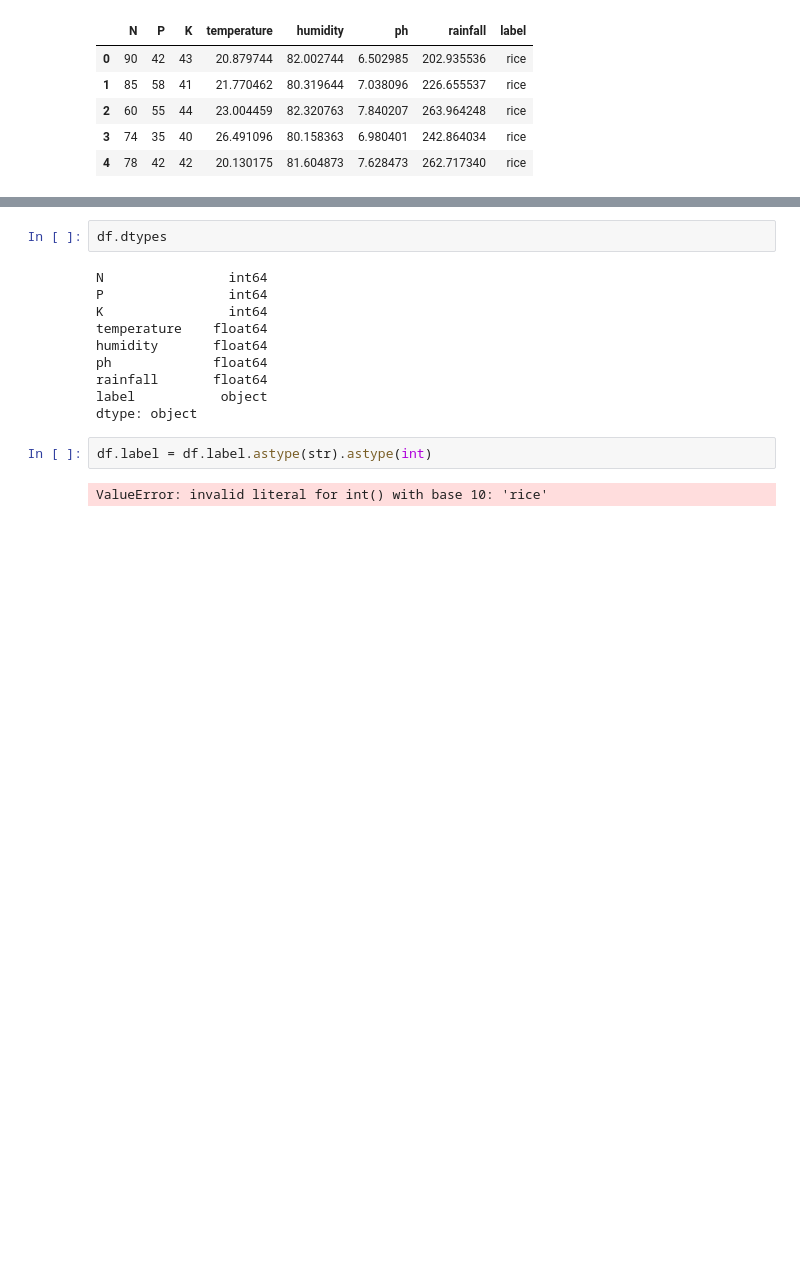
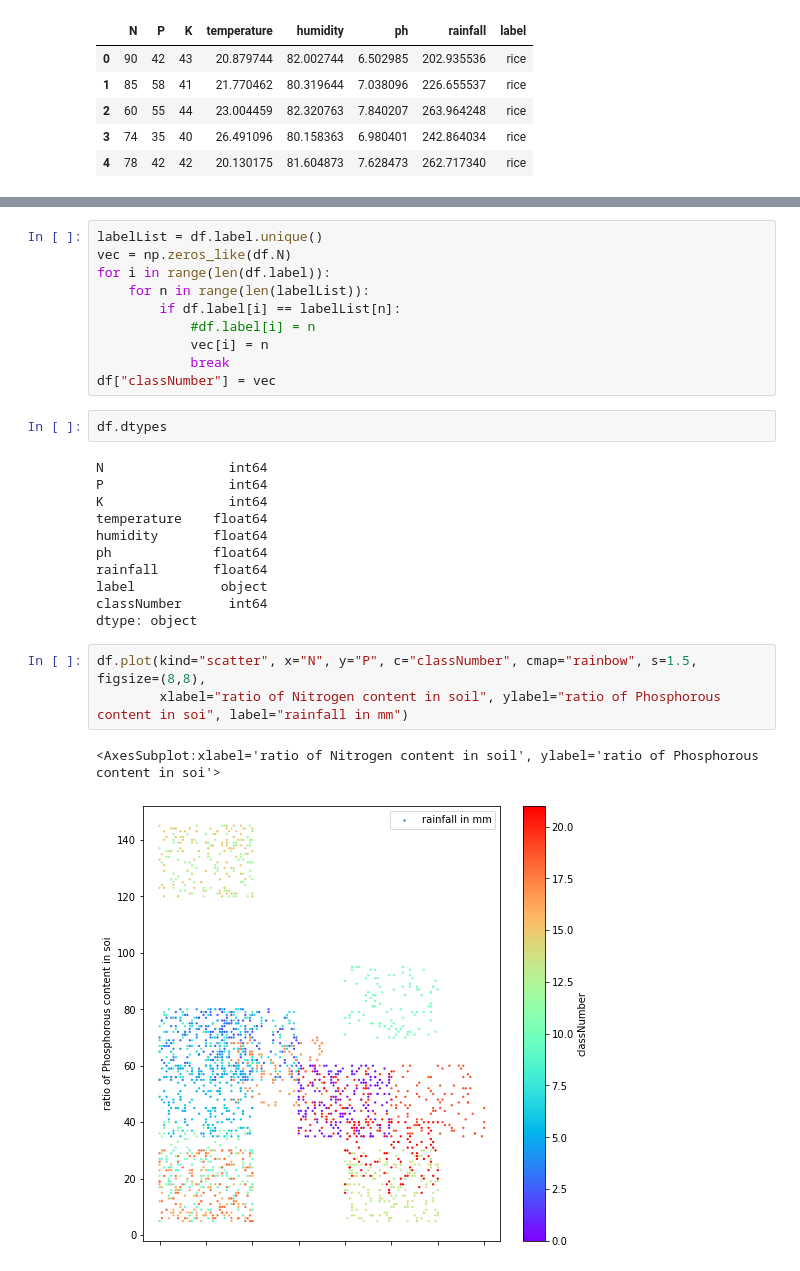
Before and after one commit to BarnesToby/ML_Crop_Recommendation, a Jupyter notebook: ML_crop.ipynb, the cells around one changed output, grey strips where cells are left out. Cells and saved outputs as stored; diff of their text form; blank space fills up the shorter version.

Commit message:
more visualisation

```diff
--- a/ML_crop.ipynb
+++ b/ML_crop.ipynb
@@ -59,3 +32,13 @@ plt.show()
+# %%
+labelList = df.label.unique()
+vec = np.zeros_like(df.N)
+for i in range(len(df.label)):
+    for n in range(len(labelList)):
+        if df.label[i] == labelList[n]:
+            #df.label[i] = n
+            vec[i] = n
+            break
+df["classNumber"] = vec
 # %%
 df.dtypes
 # %% [output]
@@ -67,8 +50,11 @@ humidity       float64
 ph             float64
 rainfall       float64
 label           object
+classNumber      int64
 dtype: object
-# %%
-df.label = df.label.astype(str).astype(int)
-# %% [output]
-ValueError: invalid literal for int() with base 10: 'rice'
+# %%
+df.plot(kind="scatter", x="N", y="P", c="classNumber", cmap="rainbow", s=1.5, figsize=(8,8),
+        xlabel="ratio of Nitrogen content in soil", ylabel="ratio of Phosphorous content in soi", label="rainfall in mm")
+# %% [output]
+<AxesSubplot:xlabel='ratio of Nitrogen content in soil', ylabel='ratio of Phosphorous content in soi'>
+[figure, added]
```
Also changed, not shown: parts of 8 cells of this notebook.
